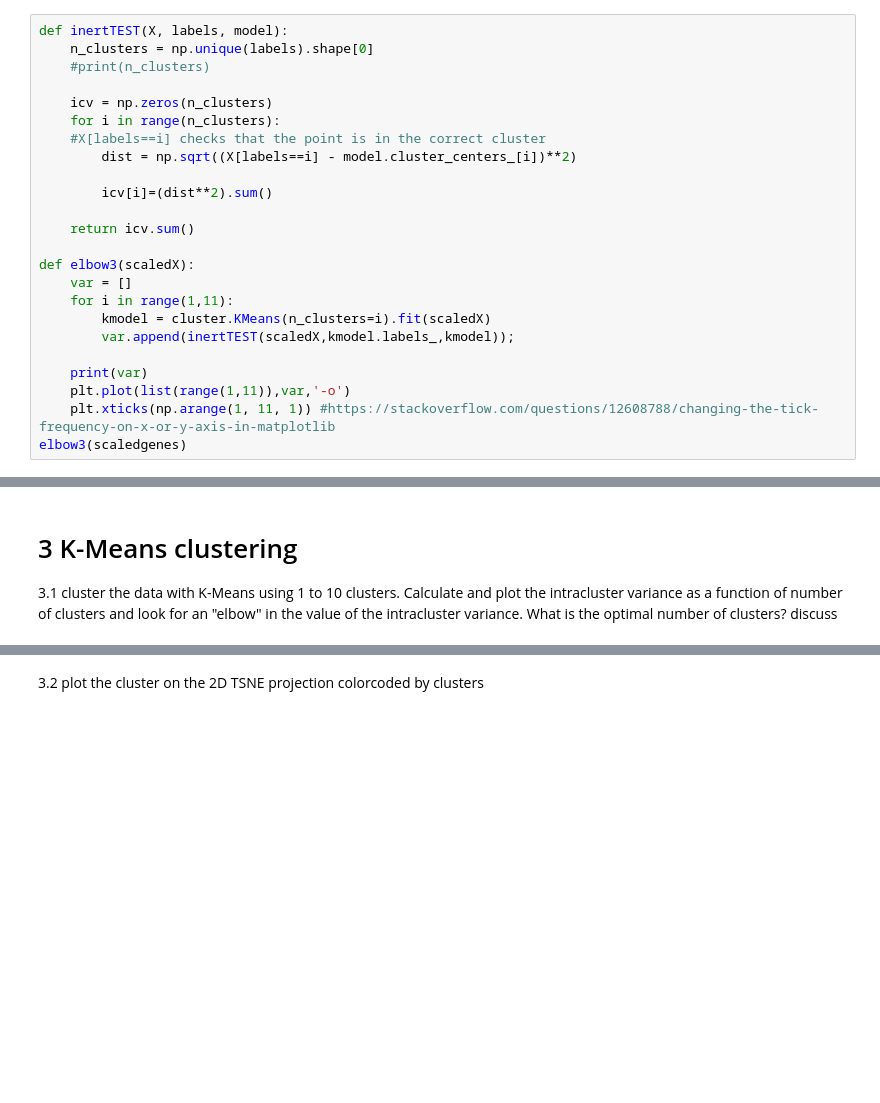
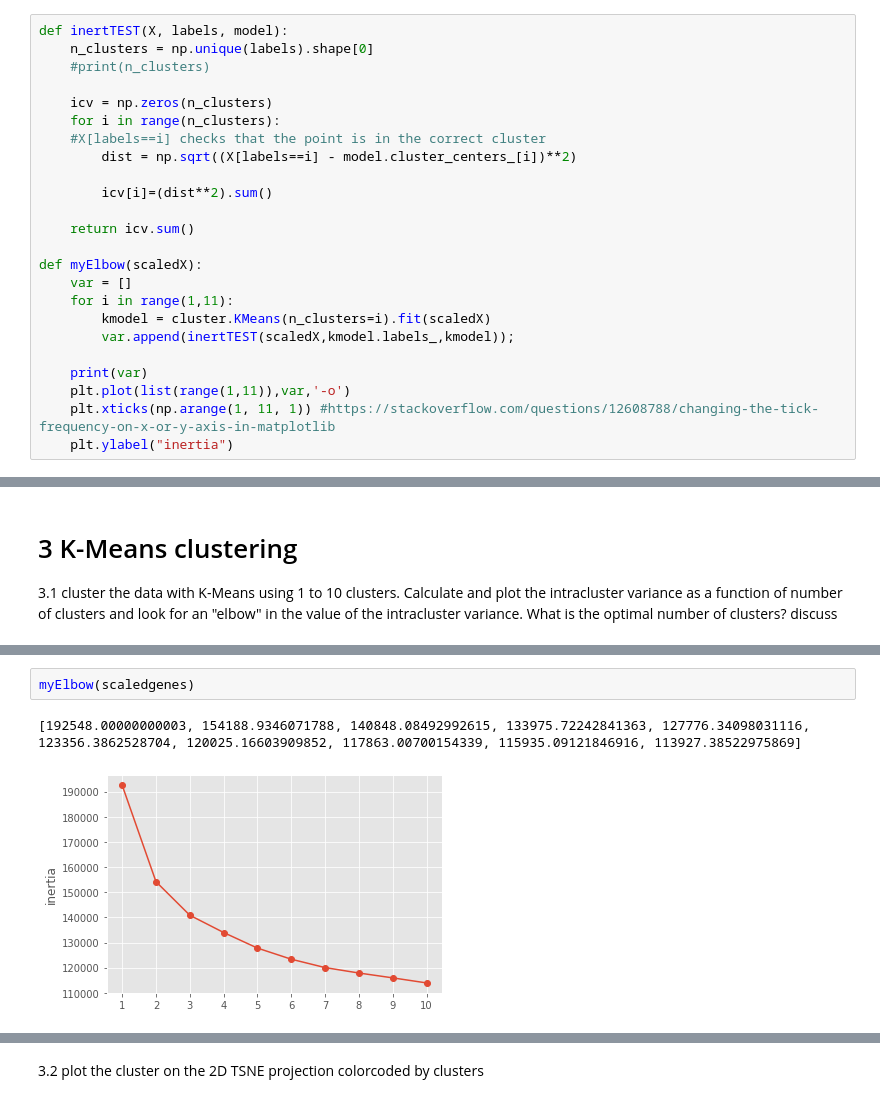
Before and after one commit to siddpatel1/DSPS_SPatel, a Jupyter notebook: HW7/SidPatel_HW7_clusteringGenes.ipynb, the cells around one changed output, grey strips where cells are left out. Cells and saved outputs as stored; diff of their text form; blank space fills up the shorter version.

```diff
--- a/HW7/SidPatel_HW7_clusteringGenes.ipynb
+++ b/HW7/SidPatel_HW7_clusteringGenes.ipynb
@@ -166,7 +153,7 @@ def inertTEST(X, labels, model):
 
     return icv.sum()
 
-def elbow3(scaledX):
+def myElbow(scaledX):
     var = []
     for i in range(1,11):
         kmodel = cluster.KMeans(n_clusters=i).fit(scaledX)
@@ -175,4 +162,4 @@ def elbow3(scaledX):
     print(var)
     plt.plot(list(range(1,11)),var,'-o')
     plt.xticks(np.arange(1, 11, 1)) #https://stackoverflow.com/questions/12608788/changing-the-tick-frequency-on-x-or-y-axis-in-matplotlib
-elbow3(scaledgenes)
+    plt.ylabel("inertia")
@@ -207,0 +191,5 @@ elbow(scaledgenes,10)
+# %%
+myElbow(scaledgenes)
+# %% [output]
+[192548.00000000003, 154188.9346071788, 140848.08492992615, 133975.72242841363, 127776.34098031116, 123356.3862528704, 120025.16603909852, 117863.00700154339, 115935.09121846916, 113927.38522975869]
+[figure, added]
```
Also changed, not shown: parts of 21 cells of this notebook.
